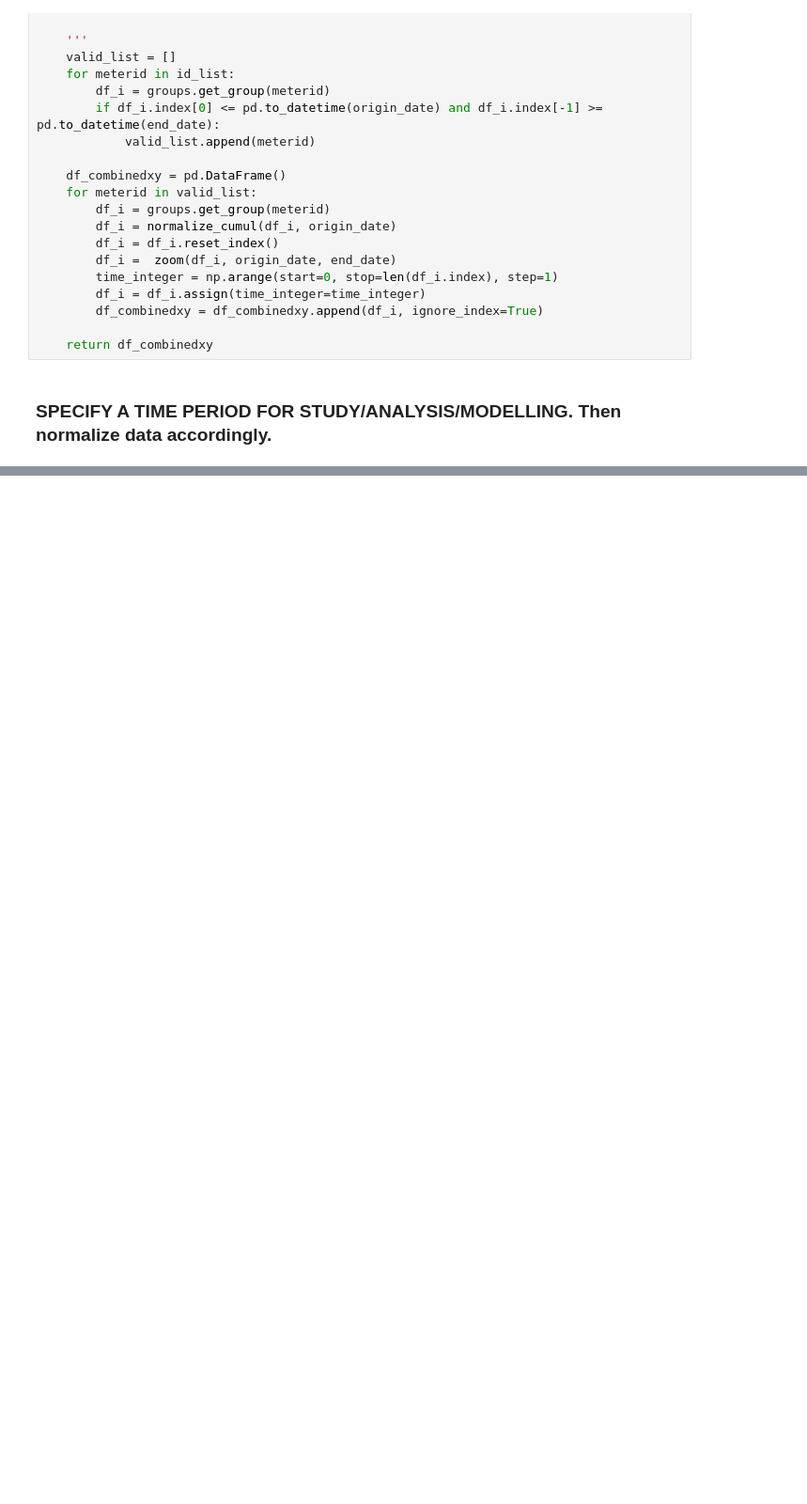
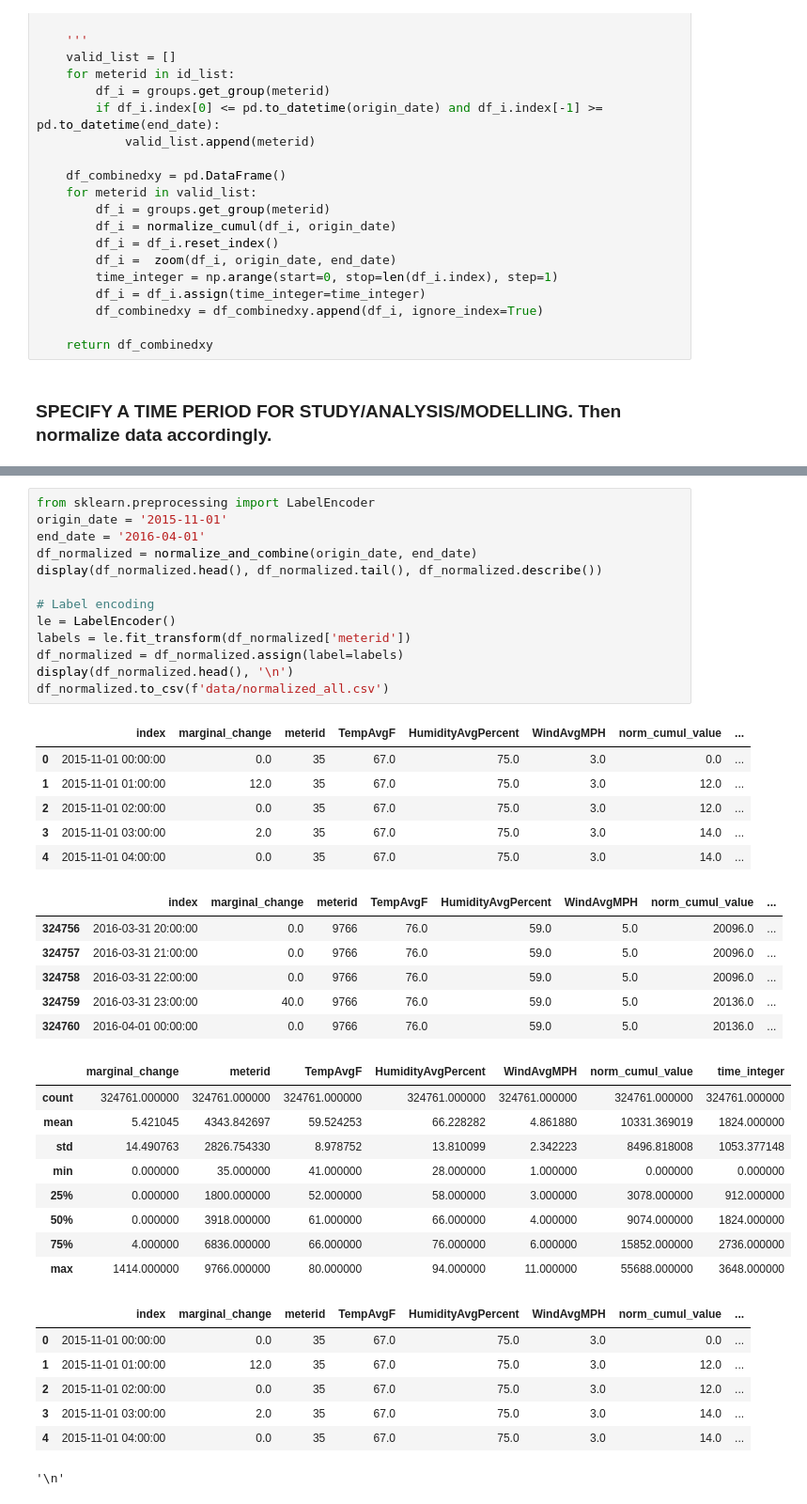
Before and after one commit to melvintzw/ee4211, a Jupyter notebook: normalize_each_month.ipynb, the cells around one changed output, grey strips where cells are left out. Shown at 94% size. Cells and saved outputs as stored; diff of their text form; blank space fills up the shorter version.

```diff
--- a/normalize_each_month.ipynb
+++ b/normalize_each_month.ipynb
@@ -381,0 +308,42 @@ display('number of valid meterids:', len(new_id_list))
+# %%
+from sklearn.preprocessing import LabelEncoder
+origin_date = '2015-11-01'
+end_date = '2016-04-01'
+df_normalized = normalize_and_combine(origin_date, end_date)
+display(df_normalized.head(), df_normalized.tail(), df_normalized.describe())
+
+# Label encoding
+le = LabelEncoder()
+labels = le.fit_transform(df_normalized['meterid'])
+df_normalized = df_normalized.assign(label=labels)
+display(df_normalized.head(), '\n')
+df_normalized.to_csv(f'data/normalized_all.csv')
+# %% [output]
+|  | index | marginal_change | meterid | TempAvgF | HumidityAvgPercent | WindAvgMPH | norm_cumul_value | ... |
+| 0 | 2015-11-01 00:00:00 | 0.0 | 35 | 67.0 | 75.0 | 3.0 | 0.0 | ... |
+| 1 | 2015-11-01 01:00:00 | 12.0 | 35 | 67.0 | 75.0 | 3.0 | 12.0 | ... |
+| 2 | 2015-11-01 02:00:00 | 0.0 | 35 | 67.0 | 75.0 | 3.0 | 12.0 | ... |
+| 3 | 2015-11-01 03:00:00 | 2.0 | 35 | 67.0 | 75.0 | 3.0 | 14.0 | ... |
+| 4 | 2015-11-01 04:00:00 | 0.0 | 35 | 67.0 | 75.0 | 3.0 | 14.0 | ... |
+|  | index | marginal_change | meterid | TempAvgF | HumidityAvgPercent | WindAvgMPH | norm_cumul_value | ... |
+| 324756 | 2016-03-31 20:00:00 | 0.0 | 9766 | 76.0 | 59.0 | 5.0 | 20096.0 | ... |
+| 324757 | 2016-03-31 21:00:00 | 0.0 | 9766 | 76.0 | 59.0 | 5.0 | 20096.0 | ... |
+| 324758 | 2016-03-31 22:00:00 | 0.0 | 9766 | 76.0 | 59.0 | 5.0 | 20096.0 | ... |
+| 324759 | 2016-03-31 23:00:00 | 40.0 | 9766 | 76.0 | 59.0 | 5.0 | 20136.0 | ... |
+| 324760 | 2016-04-01 00:00:00 | 0.0 | 9766 | 76.0 | 59.0 | 5.0 | 20136.0 | ... |
+|  | marginal_change | meterid | TempAvgF | HumidityAvgPercent | WindAvgMPH | norm_cumul_value | time_integer |
+| count | 324761.000000 | 324761.000000 | 324761.000000 | 324761.000000 | 324761.000000 | 324761.000000 | 324761.000000 |
+| mean | 5.421045 | 4343.842697 | 59.524253 | 66.228282 | 4.861880 | 10331.369019 | 1824.000000 |
+| std | 14.490763 | 2826.754330 | 8.978752 | 13.810099 | 2.342223 | 8496.818008 | 1053.377148 |
+| min | 0.000000 | 35.000000 | 41.000000 | 28.000000 | 1.000000 | 0.000000 | 0.000000 |
+| 25% | 0.000000 | 1800.000000 | 52.000000 | 58.000000 | 3.000000 | 3078.000000 | 912.000000 |
+| 50% | 0.000000 | 3918.000000 | 61.000000 | 66.000000 | 4.000000 | 9074.000000 | 1824.000000 |
+| 75% | 4.000000 | 6836.000000 | 66.000000 | 76.000000 | 6.000000 | 15852.000000 | 2736.000000 |
+| max | 1414.000000 | 9766.000000 | 80.000000 | 94.000000 | 11.000000 | 55688.000000 | 3648.000000 |
+|  | index | marginal_change | meterid | TempAvgF | HumidityAvgPercent | WindAvgMPH | norm_cumul_value | ... |
+| 0 | 2015-11-01 00:00:00 | 0.0 | 35 | 67.0 | 75.0 | 3.0 | 0.0 | ... |
+| 1 | 2015-11-01 01:00:00 | 12.0 | 35 | 67.0 | 75.0 | 3.0 | 12.0 | ... |
+| 2 | 2015-11-01 02:00:00 | 0.0 | 35 | 67.0 | 75.0 | 3.0 | 12.0 | ... |
+| 3 | 2015-11-01 03:00:00 | 2.0 | 35 | 67.0 | 75.0 | 3.0 | 14.0 | ... |
+| 4 | 2015-11-01 04:00:00 | 0.0 | 35 | 67.0 | 75.0 | 3.0 | 14.0 | ... |
+'\n'
```
Also changed, not shown: parts of 6 cells of this notebook, 2 other files.
